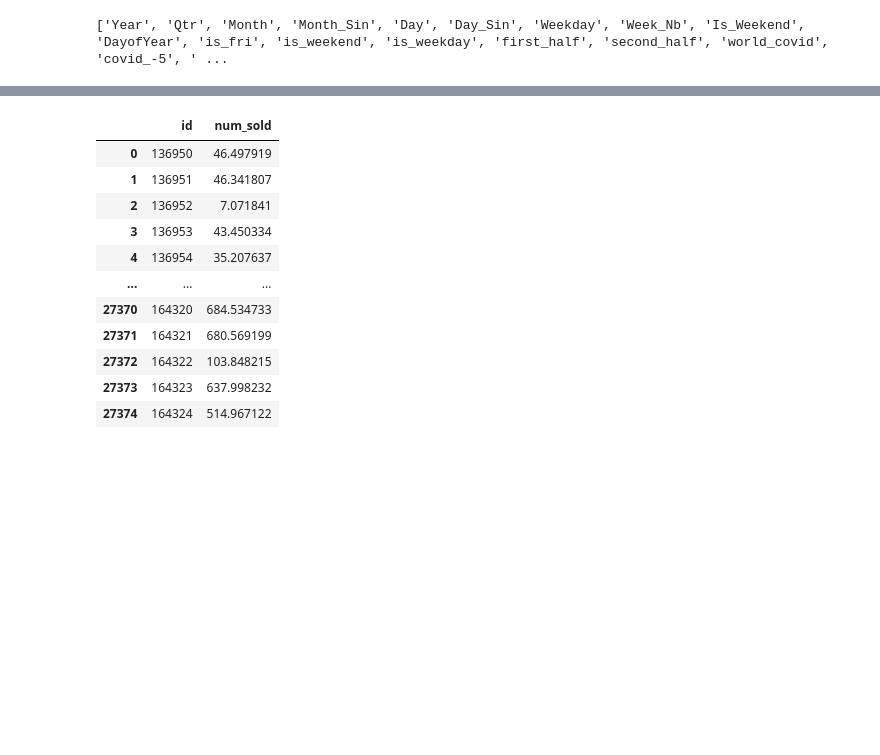
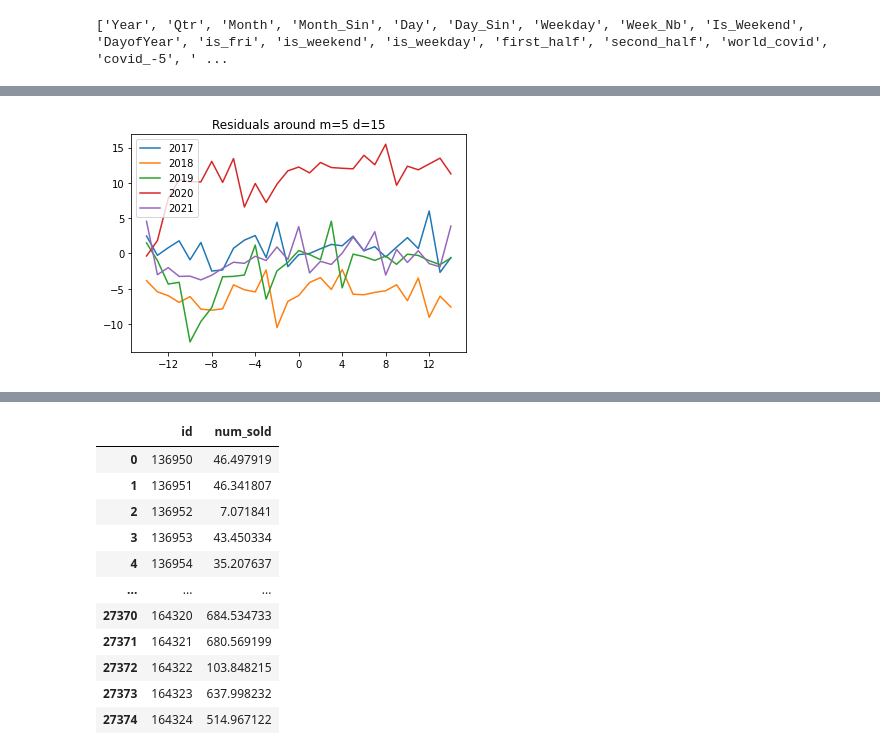
Before and after one commit to BrianLoe/kaggle_competition, a Jupyter notebook: Playground3/modelling-notebook.ipynb, the cells around one changed output, grey strips where cells are left out. Cells and saved outputs as stored; diff of their text form; code cells hidden in the pictures; blank space fills up the shorter version.

```diff
--- a/Playground3/modelling-notebook.ipynb
+++ b/Playground3/modelling-notebook.ipynb
@@ -519,0 +550,4 @@ plot_all_residuals(residuals)
+# %%
+plot_around(residuals, 5, 15, 15)
+# %% [output]
+[figure, added]
```
Also changed, not shown: parts of 44 cells of this notebook, 3 other files.
